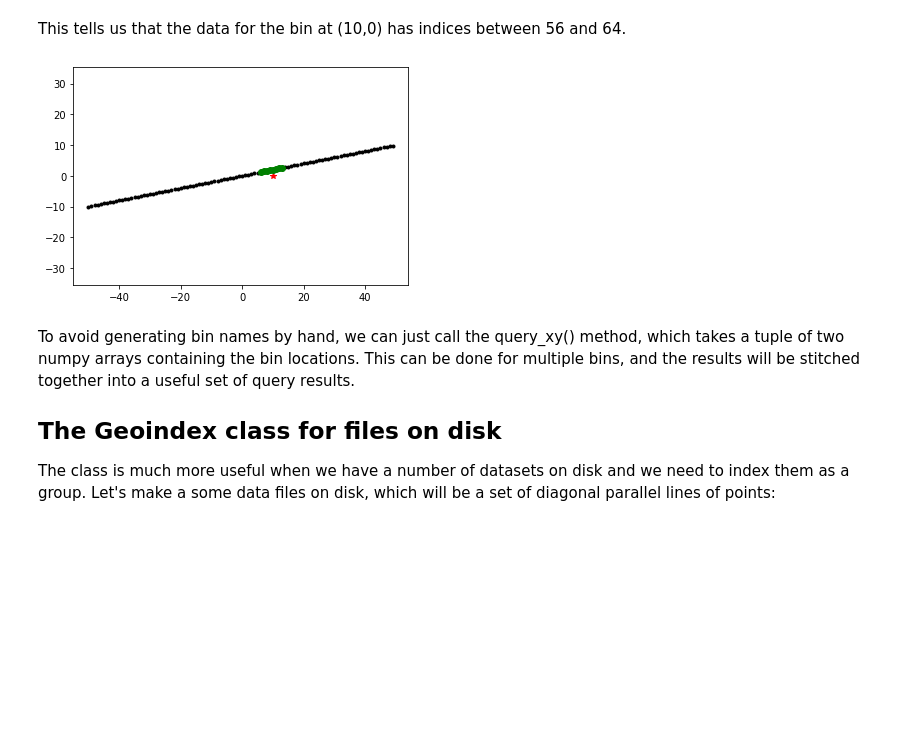
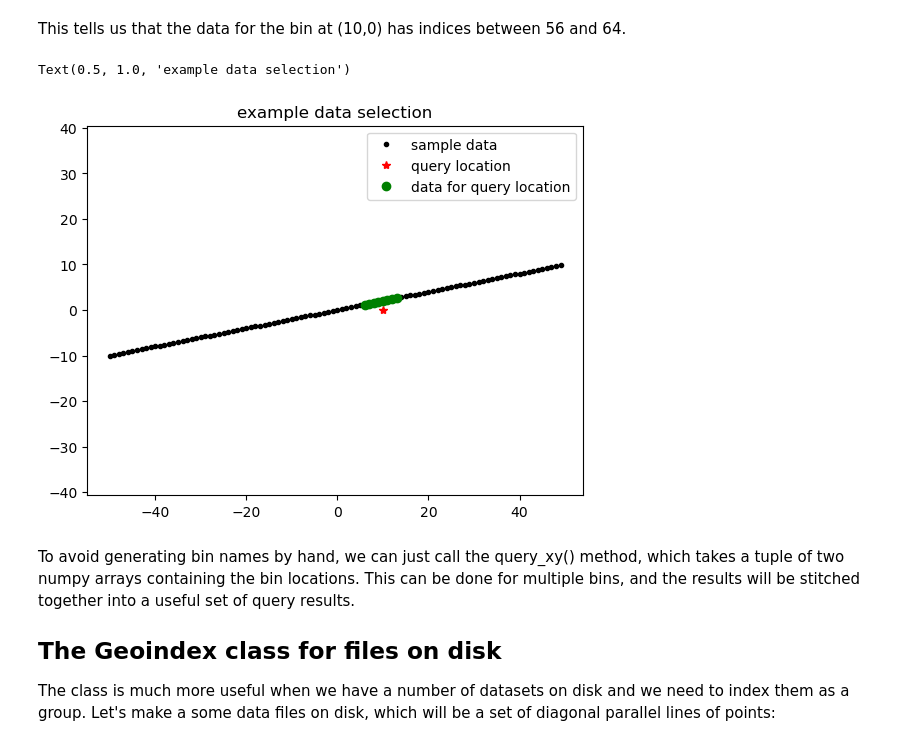
Before and after one commit to SmithB/pointCollection, a Jupyter notebook: notebooks/GeoIndex_demo.ipynb, the cells around one changed output. Cells and saved outputs as stored; diff of their text form; code cells hidden in the pictures; blank space fills up the shorter version.

Commit message:
notebooks/GeoIndex_demo.ipynb notebooks/point_demo.ipynb : update notebooks

```diff
--- a/notebooks/GeoIndex_demo.ipynb
+++ b/notebooks/GeoIndex_demo.ipynb
@@ -59,12 +66,16 @@ print(Q)
 This tells us that the data for the bin at (10,0) has indices between 56 and 64.
 # %%
 this_index=np.arange(Q['offset_start'], Q['offset_end'])
-plt.plot(x,y,'k.')
-plt.plot(10,0,'r*')
-plt.plot(x[this_index], y[this_index],'go')
+plt.plot(x,y,'k.', label='sample data')
+plt.plot(10,0,'r*', label='query location')
+plt.plot(x[this_index], y[this_index],'go', label='data for query location')
 plt.axis('equal');
+plt.legend()
+
+plt.gca().set_title('example data selection')
 # %% [output]
+Text(0.5, 1.0, 'example data selection')
-[figure, old version]
+[figure, new version]
 # %% [markdown]
 To avoid generating bin names by hand, we can just call the query_xy() method, which takes a tuple of two numpy arrays containing the bin locations.  This can be done for multiple bins, and the results will be stitched together into a useful set of query results.
 ## The Geoindex class for files on disk
```
Also changed, not shown: parts of 31 cells of this notebook, 1 other file.
